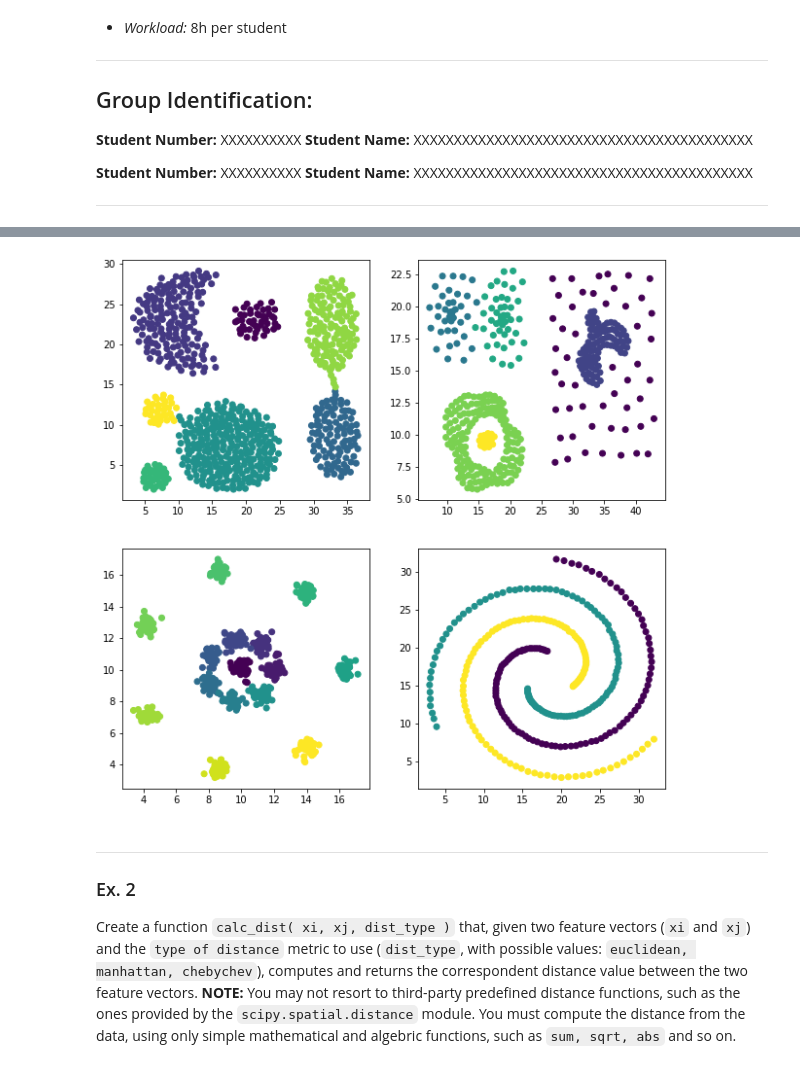
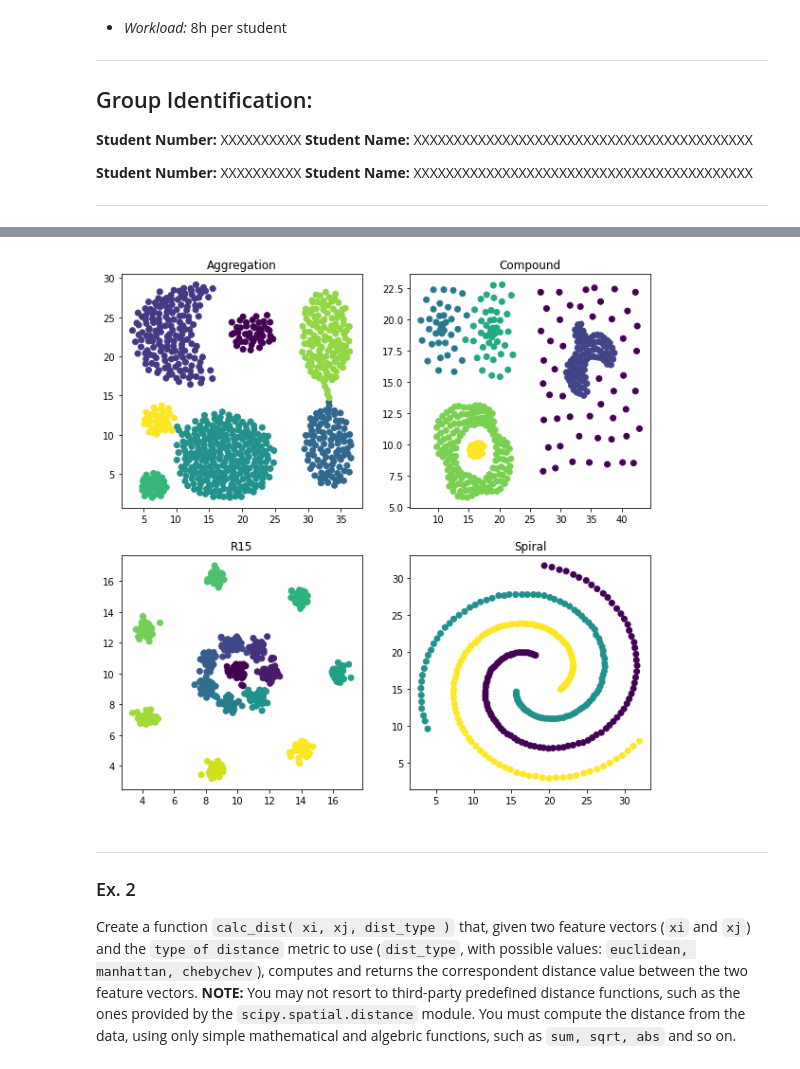
Before and after one commit to DrSh1ny/AC, a Jupyter notebook: PL3/TP1b.ipynb, the cells around one changed output, grey strips where cells are left out. Drawn from its saved outputs; the diff is of its cells as text; code cells hidden in the pictures.

```diff
--- a/PL3/TP1b.ipynb
+++ b/PL3/TP1b.ipynb
@@ -49,31 +49,32 @@ Load the datasets into memory and extract, for each dataset, the number of true
 # %%
 import pandas as pd
 import numpy as np
 from matplotlib import pyplot as plt
 
 # load data
 N_DATASETS = 4
 
 dataset_names = ['Aggregation', 'Compound', 'R15', 'Spiral']
 datasets = []
 nclusters = []
 
 for fileName in dataset_names:
   data = pd.read_csv('{name}.txt'.format(name=fileName),sep="\t", header = None)
   data.columns = ["x", "y", "c"]
   dataset=data.iloc[:,:-1]
   clusters=data.iloc[:,-1]
   datasets.append(dataset)
   nclusters.append(clusters)
 
 # Load datasets data and plot them into as scatter plots in a 2x2 figure of subplots
 fig, axes = plt.subplots(2,2, figsize=[10,10])
 axis=[[0,0],[0,1],[1,0],[1,1]]
 for i in range(N_DATASETS):
   axes[axis[i][0],axis[i][1]].scatter(x=datasets[i].iloc[:,0], y= datasets[i].iloc[:,1], c= nclusters[i])
+  axes[axis[i][0],axis[i][1]].set_title(dataset_names[i])
 plt.show()
 # %% [output]
-[figure, old version]
+[figure, new version]
 # %% [markdown]
 ***
 ### Ex. 2
```
Also changed, not shown: parts of 2 cells of this notebook.
